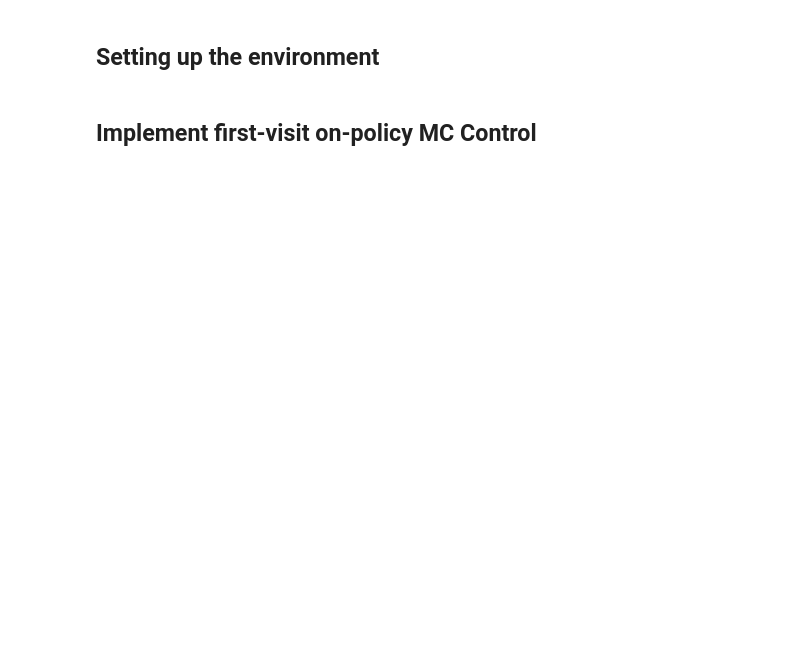
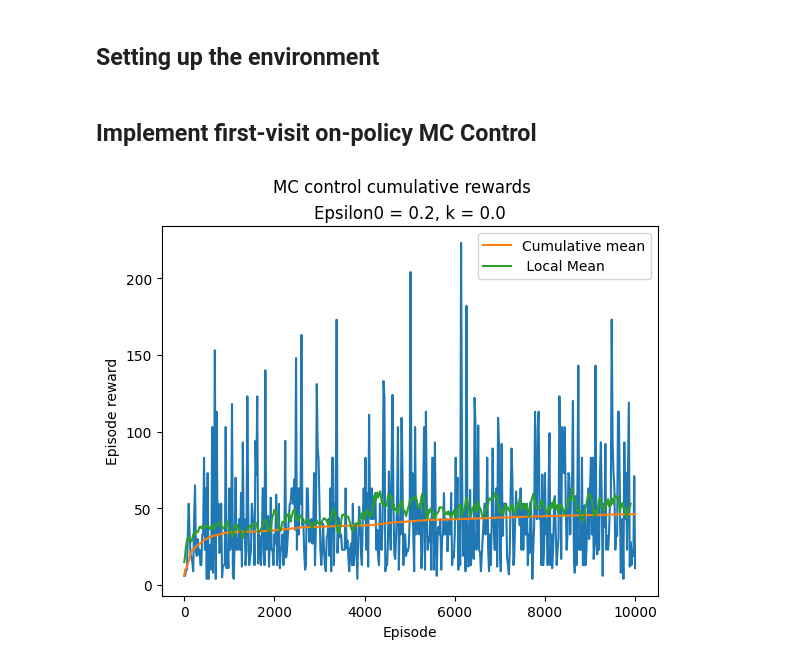
Before and after one commit to SDavenia/RL_Flappy_Bird, a Jupyter notebook: Ufficiale/MC_Control.ipynb, the cells around one changed output. Saved outputs shown, nothing was run; the diff lists cells and outputs as text; code cells hidden in the pictures; blank space fills up the shorter version.

```diff
--- a/Ufficiale/MC_Control.ipynb
+++ b/Ufficiale/MC_Control.ipynb
@@ -177,13 +177,17 @@ class MC_Control:
 
         # SISTEMARE SALVATAGGIO IN CARTELLA GIUSTA
         if save:
-            name = "Plots/MC_plots/MC_k_epsilon" + str(self.k_epsilon) + ".png"
+            name = "Plots/MC_plots/MC_k_epsilon" + str(self.k) + ".png"
             plt.savefig(name)
 # %%
 observation_space = (env.observation_space[0].n, env.observation_space[1].n)
+# %%
+n_episodes = 10000
 # %%
 MC = MC_Control(space_size=observation_space, action_size=2, gamma=1)
-MC.train(n_episodes=10000, epsilon_0=0.2, k=0.0)
+MC.train(n_episodes=n_episodes, epsilon_0=0.2, k=0.0)
 MC.plot_traj(cumulative=True, local=True, save=True)
+# %% [output]
+[figure, added]
 # %%
 MC = MC_Control(space_size=observation_space, action_size=2, gamma=1)
```
Also changed, not shown: parts of 5 cells of this notebook, 7 other files.
